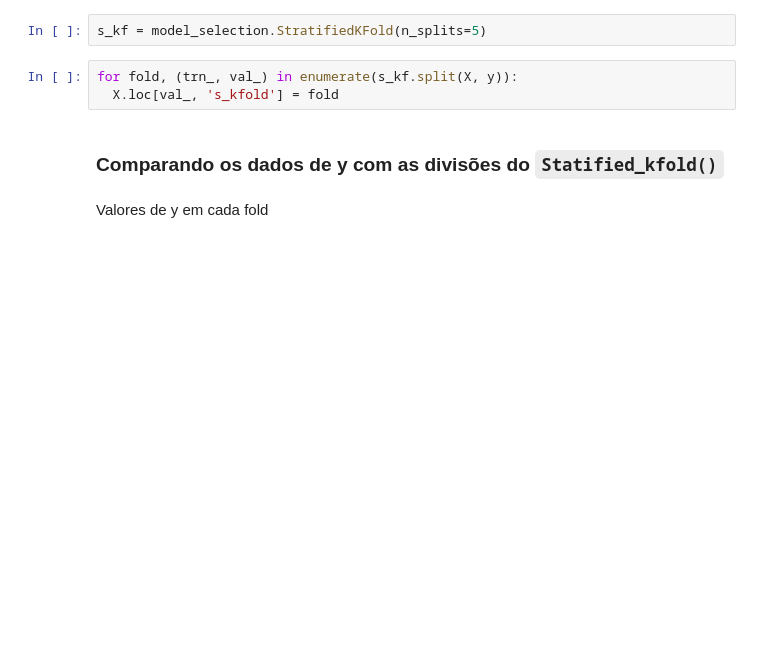
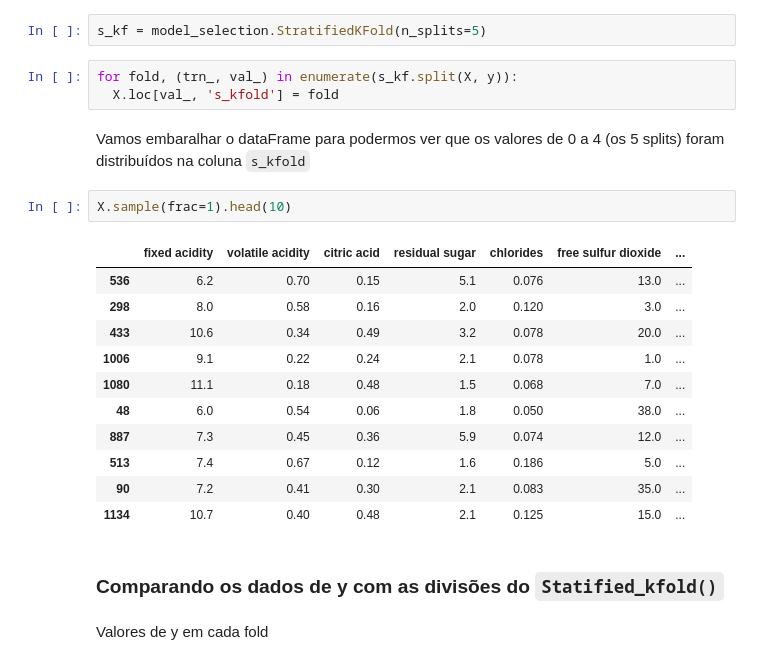
Before and after one commit to miguelsmachado/Aproching_any_ML_probloem, a Jupyter notebook: AAMLP_Cross_validation.ipynb, the cells around one changed output. Saved outputs shown, nothing was run; the diff lists cells and outputs as text; blank space fills up the shorter version.

```diff
--- a/AAMLP_Cross_validation.ipynb
+++ b/AAMLP_Cross_validation.ipynb
@@ -289,6 +289,22 @@ s_kf = model_selection.StratifiedKFold(n_splits=5)
 # %%
 for fold, (trn_, val_) in enumerate(s_kf.split(X, y)):
   X.loc[val_, 's_kfold'] = fold
+# %% [markdown]
+Vamos embaralhar o dataFrame para podermos ver que os valores de 0 a 4 (os 5 splits) foram distribuídos na coluna `s_kfold`
+# %%
+X.sample(frac=1).head(10)
+# %% [output]
+|  | fixed acidity | volatile acidity | citric acid | residual sugar | chlorides | free sulfur dioxide | ... |
+| 536 | 6.2 | 0.70 | 0.15 | 5.1 | 0.076 | 13.0 | ... |
+| 298 | 8.0 | 0.58 | 0.16 | 2.0 | 0.120 | 3.0 | ... |
+| 433 | 10.6 | 0.34 | 0.49 | 3.2 | 0.078 | 20.0 | ... |
+| 1006 | 9.1 | 0.22 | 0.24 | 2.1 | 0.078 | 1.0 | ... |
+| 1080 | 11.1 | 0.18 | 0.48 | 1.5 | 0.068 | 7.0 | ... |
+| 48 | 6.0 | 0.54 | 0.06 | 1.8 | 0.050 | 38.0 | ... |
+| 887 | 7.3 | 0.45 | 0.36 | 5.9 | 0.074 | 12.0 | ... |
+| 513 | 7.4 | 0.67 | 0.12 | 1.6 | 0.186 | 5.0 | ... |
+| 90 | 7.2 | 0.41 | 0.30 | 2.1 | 0.083 | 35.0 | ... |
+| 1134 | 10.7 | 0.40 | 0.48 | 2.1 | 0.125 | 15.0 | ... |
 # %% [markdown]
 ### Comparando os dados de y com as divisões do `Statified_kfold()`
 # %% [markdown]
```
Also changed, not shown: parts of 18 cells of this notebook.
